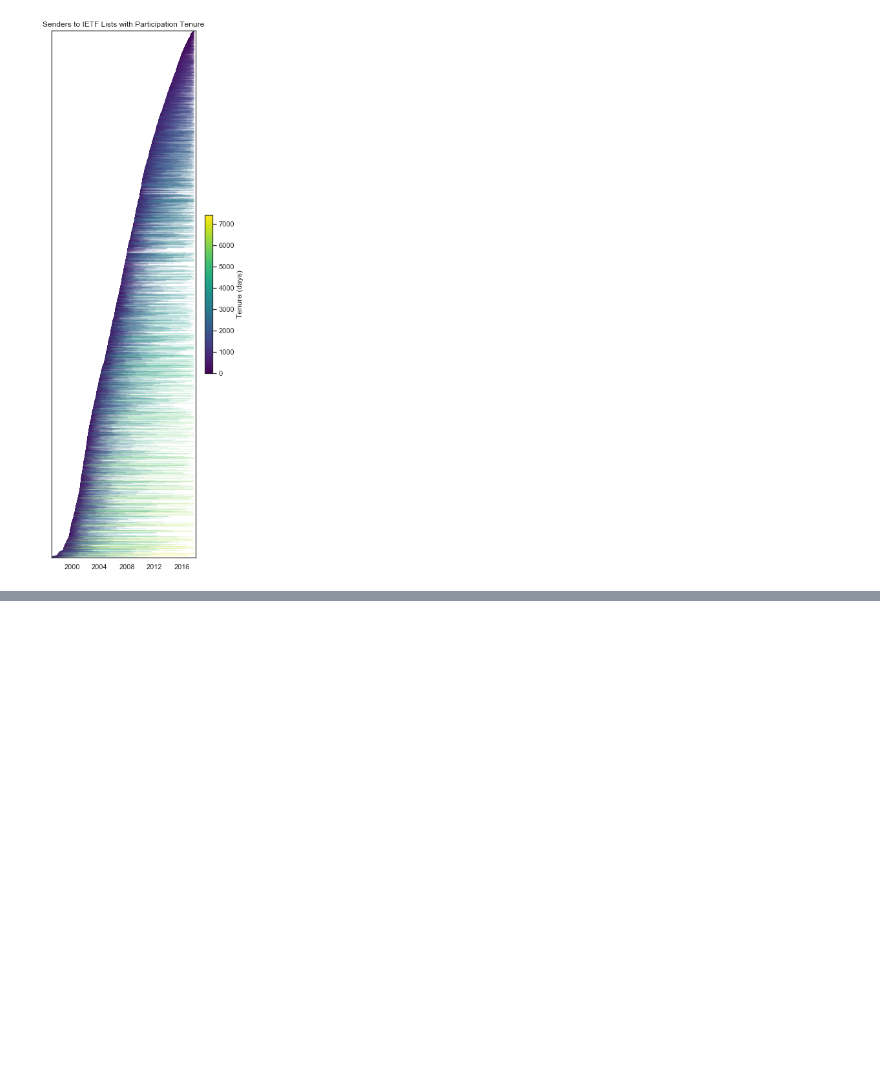
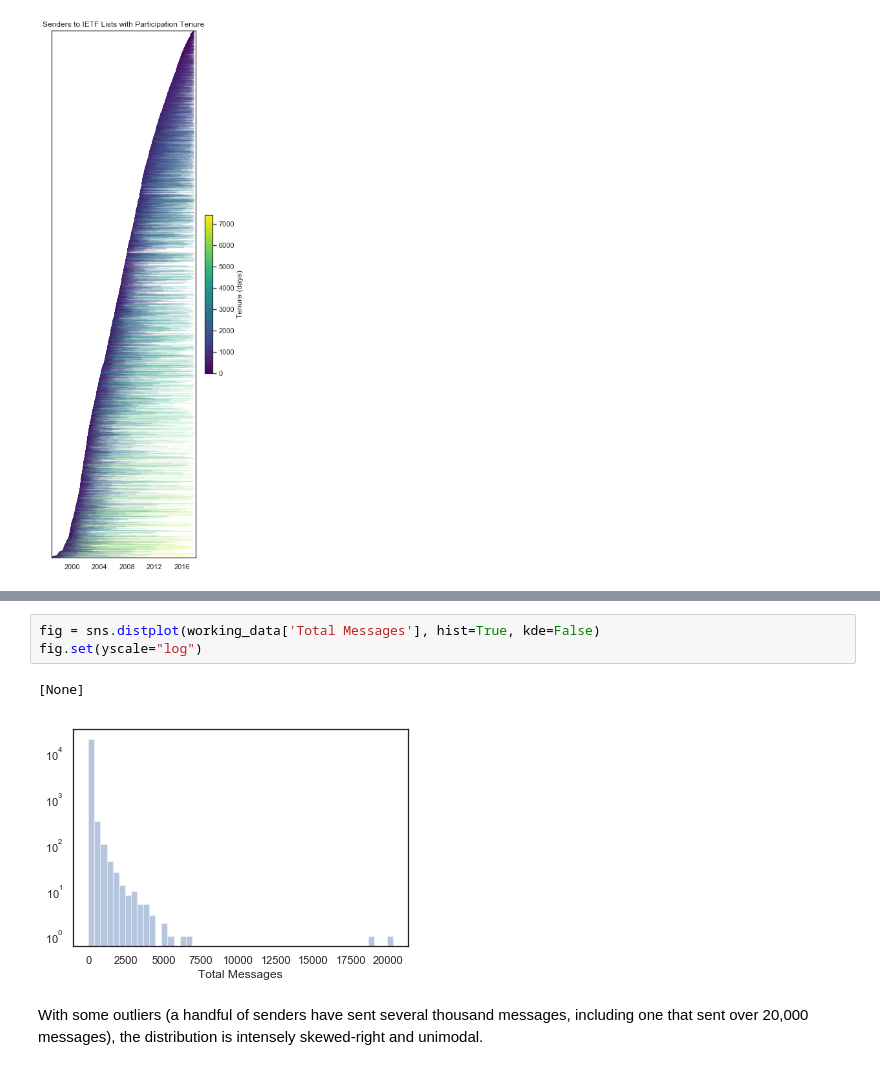
Before and after one commit to npdoty/bigbang, a Jupyter notebook: ietf-participation/ietf_wgs_tenure.ipynb, the cells around one changed output, grey strips where cells are left out. Saved outputs shown, nothing was run; the diff lists cells and outputs as text; blank space fills up the shorter version.

```diff
--- a/ietf-participation/ietf_wgs_tenure.ipynb
+++ b/ietf-participation/ietf_wgs_tenure.ipynb
@@ -172,0 +220,8 @@ fig.savefig('graphs/tenure-lines.png',dpi=300)
+# %%
+fig = sns.distplot(working_data['Total Messages'], hist=True, kde=False)
+fig.set(yscale="log")
+# %% [output]
+[None]
+[figure, added]
+# %% [markdown]
+With some outliers (a handful of senders have sent several thousand messages, including one that sent over 20,000 messages), the distribution is intensely skewed-right and unimodal.
```
Also changed, not shown: parts of 30 cells of this notebook, 1 other file.
